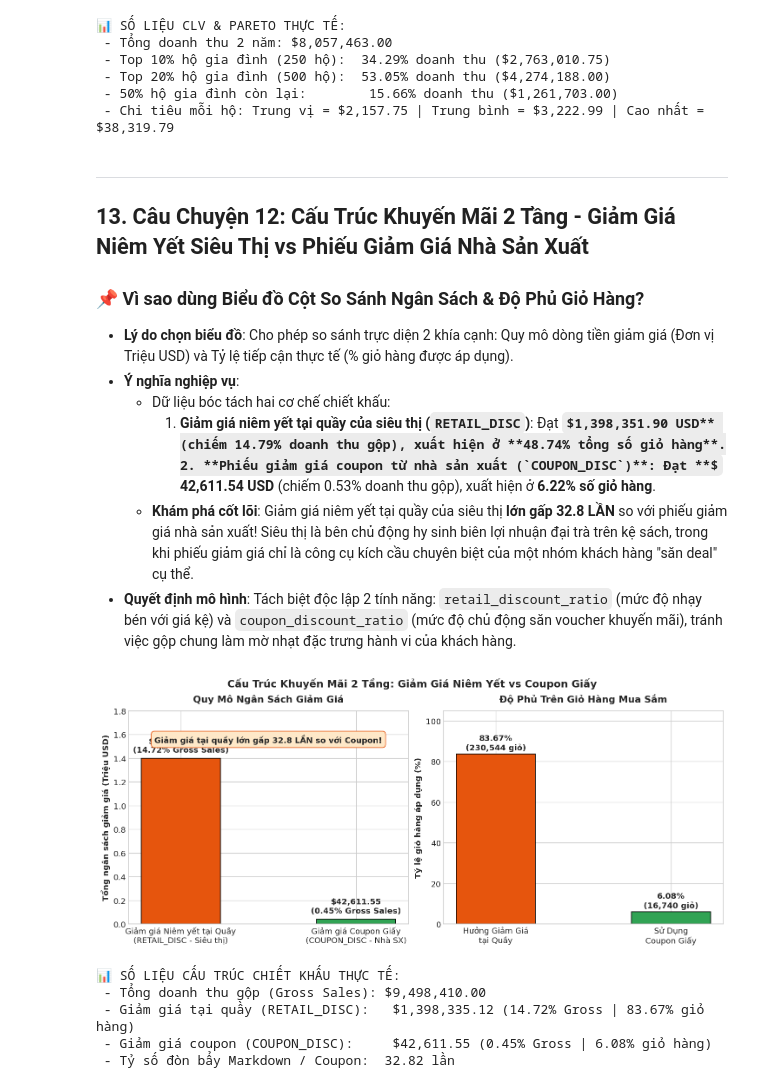
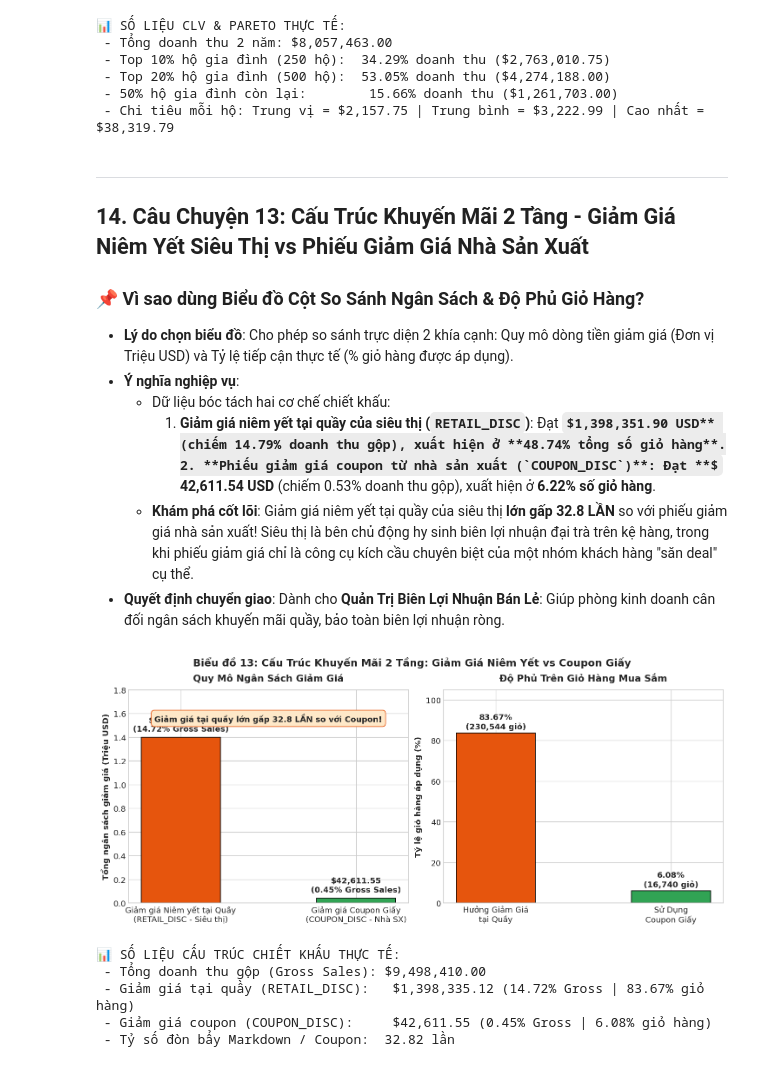
Before and after one commit to kien3007/purchasing-propensity-model, a Jupyter notebook: notebooks/01_eda_and_data_quality.ipynb, the cells around one changed output. Drawn from its saved outputs; the diff is of its cells as text; code cells hidden in the pictures; some formulas as TeX source.

```diff
--- a/notebooks/01_eda_and_data_quality.ipynb
+++ b/notebooks/01_eda_and_data_quality.ipynb
@@ -584,15 +684,15 @@ print(f" - Chi tiêu mỗi hộ: Trung vị = ${p50_clv:,.2f} | Trung bình = ${
  - Chi tiêu mỗi hộ: Trung vị = $2,157.75 | Trung bình = $3,222.99 | Cao nhất = $38,319.79
 # %% [markdown]
 ---
-## 13. Câu Chuyện 12: Cấu Trúc Khuyến Mãi 2 Tầng - Giảm Giá Niêm Yết Siêu Thị vs Phiếu Giảm Giá Nhà Sản Xuất
+## 14. Câu Chuyện 13: Cấu Trúc Khuyến Mãi 2 Tầng - Giảm Giá Niêm Yết Siêu Thị vs Phiếu Giảm Giá Nhà Sản Xuất
 ### 📌 Vì sao dùng Biểu đồ Cột So Sánh Ngân Sách & Độ Phủ Giỏ Hàng?
 - **Lý do chọn biểu đồ**: Cho phép so sánh trực diện 2 khía cạnh: Quy mô dòng tiền giảm giá (Đơn vị Triệu USD) và Tỷ lệ tiếp cận thực tế (% giỏ hàng được áp dụng).
 - **Ý nghĩa nghiệp vụ**:
   - Dữ liệu bóc tách hai cơ chế chiết khấu:
     1. **Giảm giá niêm yết tại quầy của siêu thị (`RETAIL_DISC`)**: Đạt **$1,398,351.90 USD** (chiếm 14.79% doanh thu gộp), xuất hiện ở **48.74% tổng số giỏ hàng**.
     2. **Phiếu giảm giá coupon từ nhà sản xuất (`COUPON_DISC`)**: Đạt **$42,611.54 USD** (chiếm 0.53% doanh thu gộp), xuất hiện ở **6.22% số giỏ hàng**.
-  - **Khám phá cốt lõi**: Giảm giá niêm yết tại quầy của siêu thị **lớn gấp 32.8 LẦN** so với phiếu giảm giá nhà sản xuất! Siêu thị là bên chủ động hy sinh biên lợi nhuận đại trà trên kệ sách, trong khi phiếu giảm giá chỉ là công cụ kích cầu chuyên biệt của một nhóm khách hàng "săn deal" cụ thể.
-- **Quyết định mô hình**: Tách biệt độc lập 2 tính năng: `retail_discount_ratio` (mức độ nhạy bén với giá kệ) và `coupon_discount_ratio` (mức độ chủ động săn voucher khuyến mãi), tránh việc gộp chung làm mờ nhạt đặc trưng hành vi của khách hàng.
+  - **Khám phá cốt lõi**: Giảm giá niêm yết tại quầy của siêu thị **lớn gấp 32.8 LẦN** so với phiếu giảm giá nhà sản xuất! Siêu thị là bên chủ động hy sinh biên lợi nhuận đại trà trên kệ hàng, trong khi phiếu giảm giá chỉ là công cụ kích cầu chuyên biệt của một nhóm khách hàng "săn deal" cụ thể.
+- **Quyết định chuyển giao**: Dành cho **Quản Trị Biên Lợi Nhuận Bán Lẻ**: Giúp phòng kinh doanh cân đối ngân sách khuyến mãi quầy, bảo toàn biên lợi nhuận ròng.
 # %%
 # 2. Bóc tách cơ chế chiết khấu 2 tầng: Giảm giá niêm yết tại quầy (RETAIL_DISC) vs Giảm giá Coupon (COUPON_DISC)
 total_retail_disc = abs(df_trans['RETAIL_DISC'].sum())
@@ -616,35 +716,35 @@ categories = ['Giảm giá Niêm yết tại Quầy\n(RETAIL_DISC - Siêu thị)
 disc_values = [total_retail_disc / 1e6, total_coupon_disc / 1e6]
 colors = ['#e6550d', '#31a354']
 
 bars1 = ax1.bar(categories, disc_values, color=colors, edgecolor='black', width=0.45)
 ax1.set_ylabel('Tổng ngân sách giảm giá (Triệu USD)', fontweight='bold')
 ax1.set_title('Quy Mô Ngân Sách Giảm Giá', fontweight='bold', fontsize=13, pad=12)
 ax1.set_ylim(0, 1.8)
 ax1.text(0, disc_values[0] + 0.05, f'${total_retail_disc:,.2f}\n({pct_retail_disc:.2f}% Gross Sales)', ha='center', fontweight='bold', fontsize=11)
 ax1.text(1, disc_values[1] + 0.05, f'${total_coupon_disc:,.2f}\n({pct_coupon_disc:.2f}% Gross Sales)', ha='center', fontweight='bold', fontsize=11)
 ax1.text(0.5, 0.85, f'Giảm giá tại quầy lớn gấp {ratio_markdown_coupon:.1f} LẦN so với Coupon!', transform=ax1.transAxes, ha='center', fontsize=11, fontweight='bold', bbox=dict(boxstyle='round,pad=0.4', facecolor='#fee8c8', edgecolor='#e6550d'))
 
 # Subplot 2: Tỷ lệ giỏ hàng được hưởng chiết khấu (%)
 coverage_cats = ['Hưởng Giảm Giá\ntại Quầy', 'Sử Dụng\nCoupon Giấy']
 cov_values = [baskets_with_retail, baskets_with_coupon]
 bars2 = ax2.bar(coverage_cats, cov_values, color=colors, edgecolor='black', width=0.45)
 ax2.set_ylabel('Tỷ lệ giỏ hàng áp dụng (%)', fontweight='bold')
 ax2.set_title('Độ Phủ Trên Giỏ Hàng Mua Sắm', fontweight='bold', fontsize=13, pad=12)
 ax2.set_ylim(0, 105)
 ax2.text(0, cov_values[0] + 2.0, f'{cov_values[0]:.2f}%\n({int(len(baskets)*cov_values[0]/100):,} giỏ)', ha='center', fontweight='bold', fontsize=11)
 ax2.text(1, cov_values[1] + 2.0, f'{cov_values[1]:.2f}%\n({int(len(baskets)*cov_values[1]/100):,} giỏ)', ha='center', fontweight='bold', fontsize=11)
 
-fig.suptitle('Cấu Trúc Khuyến Mãi 2 Tầng: Giảm Giá Niêm Yết vs Coupon Giấy', fontsize=14, fontweight='bold')
+fig.suptitle('Biểu đồ 13: Cấu Trúc Khuyến Mãi 2 Tầng: Giảm Giá Niêm Yết vs Coupon Giấy', fontsize=14, fontweight='bold')
 plt.savefig(FIG_DIR / '20_markdown_vs_coupon_spend.png', dpi=150, bbox_inches='tight')
 plt.show()
 
 print("📊 SỐ LIỆU CẤU TRÚC CHIẾT KHẤU THỰC TẾ:")
 print(f" - Tổng doanh thu gộp (Gross Sales): ${gross_sales:,.2f}")
 print(f" - Giảm giá tại quầy (RETAIL_DISC):   ${total_retail_disc:,.2f} ({pct_retail_disc:.2f}% Gross | {baskets_with_retail:.2f}% giỏ hàng)")
 print(f" - Giảm giá coupon (COUPON_DISC):     ${total_coupon_disc:,.2f} ({pct_coupon_disc:.2f}% Gross | {baskets_with_coupon:.2f}% giỏ hàng)")
 print(f" - Tỷ số đòn bẩy Markdown / Coupon:  {ratio_markdown_coupon:.2f} lần")
 # %% [output]
-[figure, old version]
+[figure, new version]
 📊 SỐ LIỆU CẤU TRÚC CHIẾT KHẤU THỰC TẾ:
  - Tổng doanh thu gộp (Gross Sales): $9,498,410.00
  - Giảm giá tại quầy (RETAIL_DISC):   $1,398,335.12 (14.72% Gross | 83.67% giỏ hàng)
```
Also changed, not shown: parts of 20 cells of this notebook, 13 other files.
